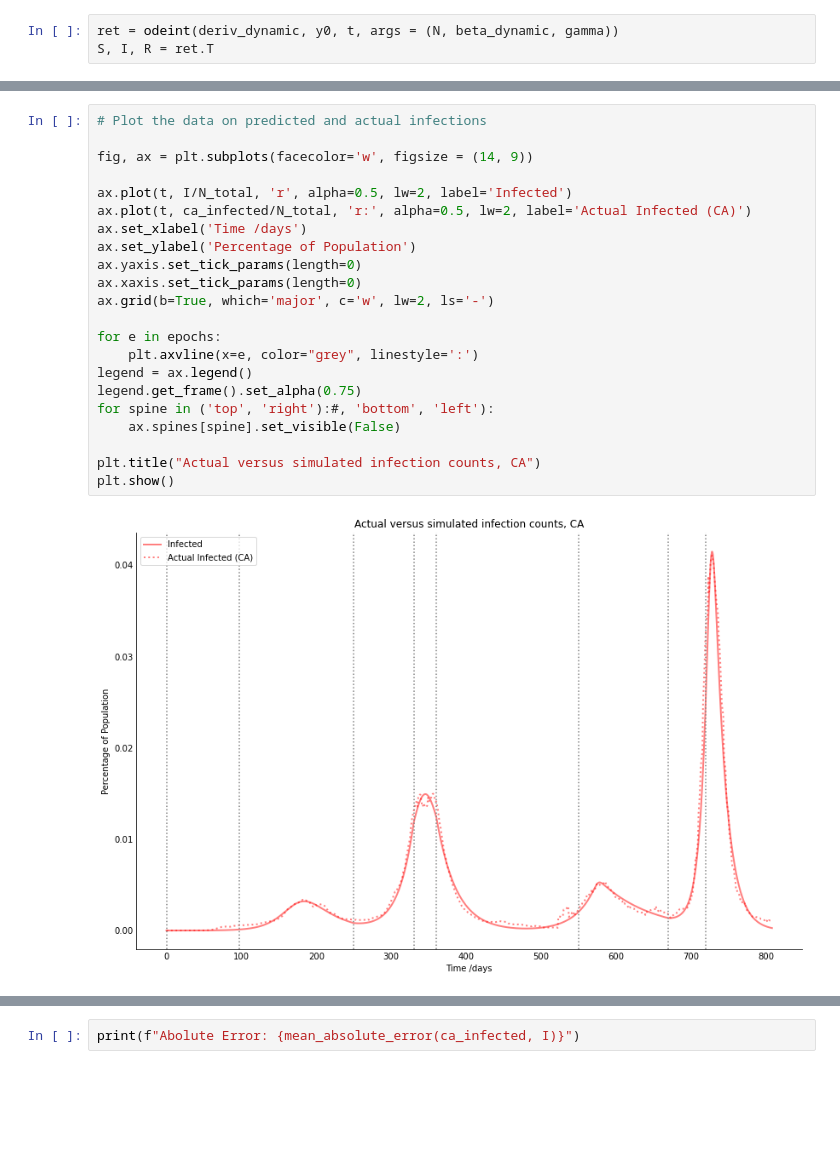
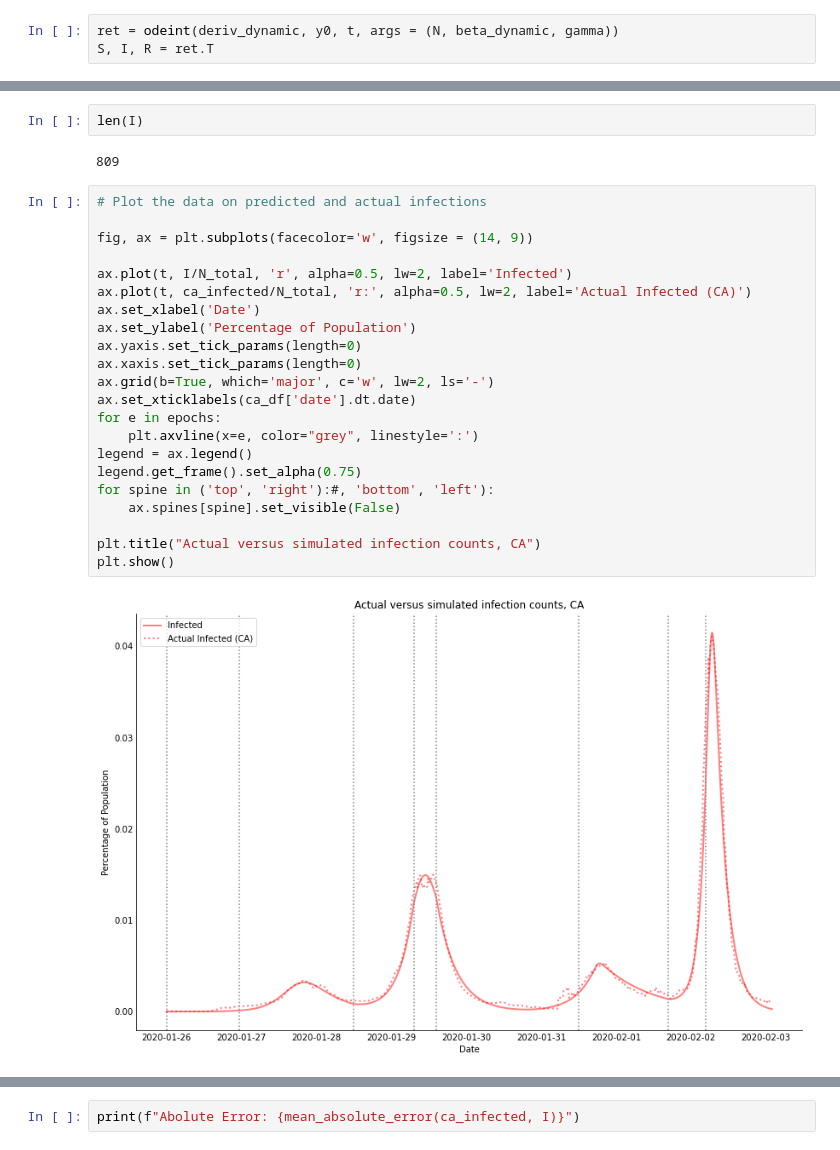
Before and after one commit to aud-z/COVID_SIR, a Jupyter notebook: Part1_CA.ipynb, the cells around one changed output, grey strips where cells are left out. Cells and saved outputs as stored; diff of their text form; blank space fills up the shorter version.

Commit message:
update CA charts

```diff
--- a/Part1_CA.ipynb
+++ b/Part1_CA.ipynb
@@ -158,27 +173,31 @@ S, I, R = ret.T
+# %%
+len(I)
+# %% [output]
+809
 # %%
 # Plot the data on predicted and actual infections
 
 fig, ax = plt.subplots(facecolor='w', figsize = (14, 9))
 
 ax.plot(t, I/N_total, 'r', alpha=0.5, lw=2, label='Infected')
 ax.plot(t, ca_infected/N_total, 'r:', alpha=0.5, lw=2, label='Actual Infected (CA)')
-ax.set_xlabel('Time /days')
+ax.set_xlabel('Date')
 ax.set_ylabel('Percentage of Population')
 ax.yaxis.set_tick_params(length=0)
 ax.xaxis.set_tick_params(length=0)
 ax.grid(b=True, which='major', c='w', lw=2, ls='-')
-
+ax.set_xticklabels(ca_df['date'].dt.date)
 for e in epochs:
     plt.axvline(x=e, color="grey", linestyle=':')
 legend = ax.legend()
 legend.get_frame().set_alpha(0.75)
 for spine in ('top', 'right'):#, 'bottom', 'left'):
     ax.spines[spine].set_visible(False)
 
 plt.title("Actual versus simulated infection counts, CA")
 plt.show()
 # %% [output]
-[figure, old version]
+[figure, new version]
 # %%
 # Plot the data for predicted and actual infections and recoveries
 
```
Also changed, not shown: parts of 4 cells of this notebook.
